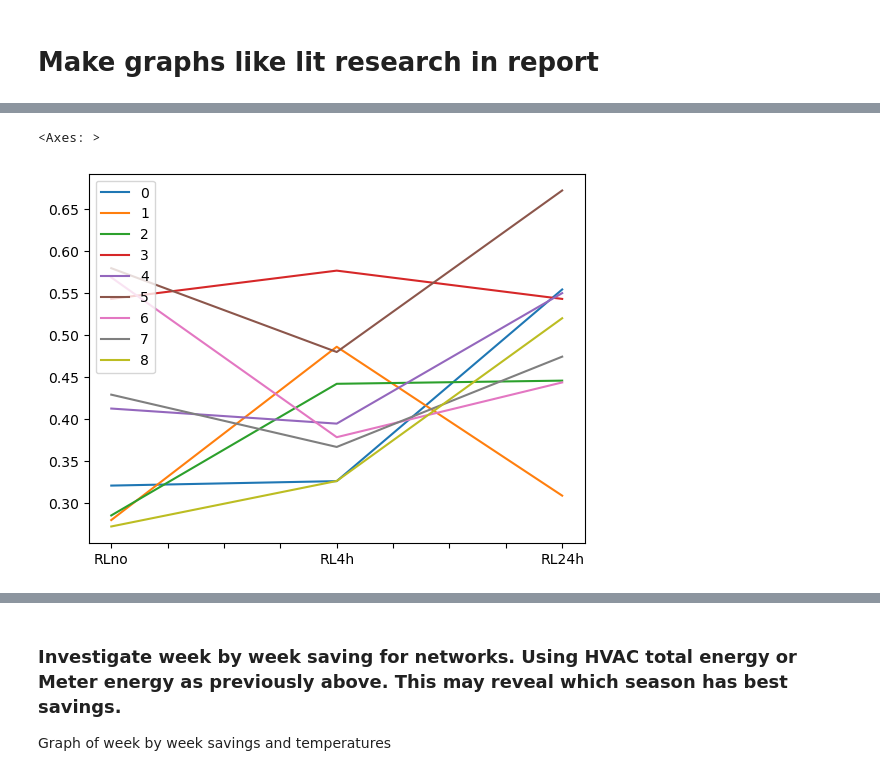
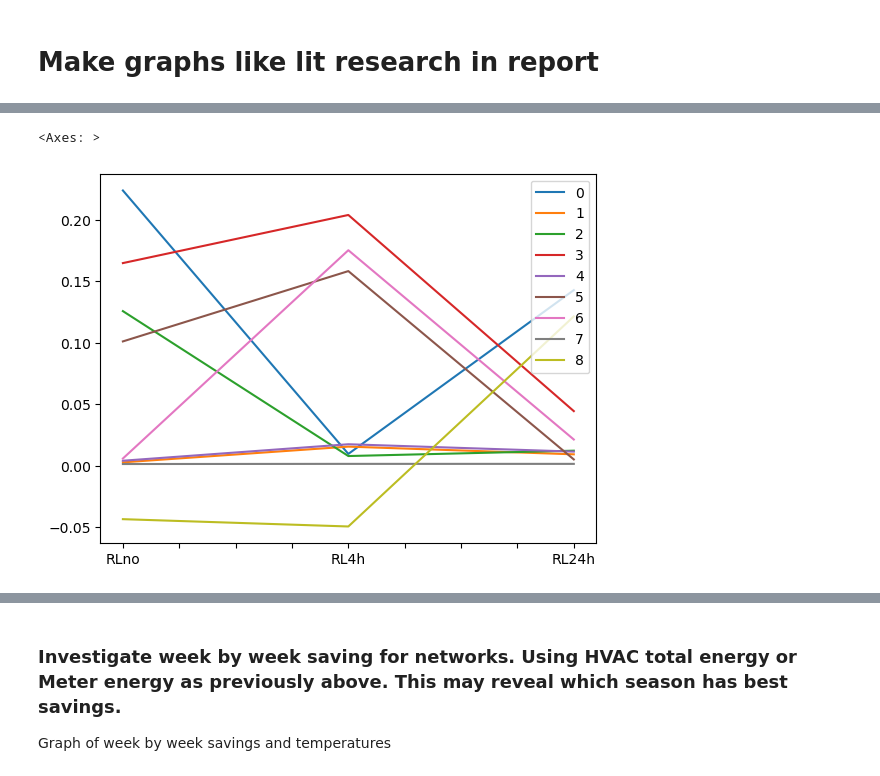
Before and after one commit to Lundkjaer/ClimAIte, a Jupyter notebook: EMS_work/post_processing.ipynb, the cells around one changed output, grey strips where cells are left out. Saved outputs shown, nothing was run; the diff lists cells and outputs as text; code cells hidden in the pictures.

```diff
--- a/EMS_work/post_processing.ipynb
+++ b/EMS_work/post_processing.ipynb
@@ -293,6 +327,14 @@ count_too_cold = dfoutcsv[(dfoutcsv['Z2_FIRST_FLOOR:Zone Operative Temperature [
 
 print('Hours too cold: ', count_too_cold)
 
+degree_hours_cold = (20 - dfoutcsv[(dfoutcsv['Z2_FIRST_FLOOR:Zone Operative Temperature [C](Hourly)'] < 20) &
+               (dfoutcsv['Date/Time'].dt.dayofweek < 5) &
+               (dfoutcsv['Date/Time'].dt.hour.between(8, 15, inclusive='both')) &
+               (dfoutcsv['Date/Time'].dt.dayofyear <= 313)
+               ]['Z2_FIRST_FLOOR:Zone Operative Temperature [C](Hourly)']).sum()
+
+print('Degree hours cold: ', degree_hours_cold)
+
 count_too_hot = dfoutcsv[(dfoutcsv['Z2_FIRST_FLOOR:Zone Operative Temperature [C](Hourly)'] > 25) &
                (dfoutcsv['Date/Time'].dt.dayofweek < 5) &
                (dfoutcsv['Date/Time'].dt.hour.between(8, 15, inclusive='both'))
@@ -300,6 +342,14 @@ count_too_hot = dfoutcsv[(dfoutcsv['Z2_FIRST_FLOOR:Zone Operative Temperature [C
 
 print('Hours too hot: ', count_too_hot)
 
+degree_hours_hot = (25 - dfoutcsv[(dfoutcsv['Z2_FIRST_FLOOR:Zone Operative Temperature [C](Hourly)'] > 25) &
+               (dfoutcsv['Date/Time'].dt.dayofweek < 5) &
+               (dfoutcsv['Date/Time'].dt.hour.between(8, 15, inclusive='both')) &
+               (dfoutcsv['Date/Time'].dt.dayofyear <= 313)
+               ]['Z2_FIRST_FLOOR:Zone Operative Temperature [C](Hourly)']).sum() *-1
+
+print('Degree hours hot: ', degree_hours_hot)
+
 light_on_weekend = dfoutcsv[(dfoutcsv['Z2_FIRST_FLOOR:Zone Lights Electricity Energy [J](Hourly)'] > 0) &
                (dfoutcsv['Date/Time'].dt.dayofweek == 6)
                ].count()['Date/Time']
@@ -636,20 +708,20 @@ See the caveats in the documentation: https://pandas.pydata.org/pandas-docs/stab
 # %%
 newlist = []
 for row in range(df['Insulation'].count()):
     rowlist = []
     for control in list_of_saving:
         rowlist.append(df_mini.iloc[row][control])
     # rowlist = rowlist[0] + rowlist[2] + rowlist[1]
     newlist.append(rowlist)
 dert = pd.DataFrame(newlist)
 dertorg = pd.DataFrame()
-dertorg['RLno'] = dert[0]
-dertorg['RL4h'] = dert[2]
-dertorg['RL24h'] = dert[1]
+dertorg['RLno'] = dert[2]
+dertorg['RL4h'] = dert[1]
+dertorg['RL24h'] = dert[0]
 dertorg.T.plot()
 # %% [output]
 <Axes: >
-[figure, old version]
+[figure, new version]
 # %%
 dert
 # %% [output]
```
Also changed, not shown: parts of 12 cells of this notebook, 1 other file.
